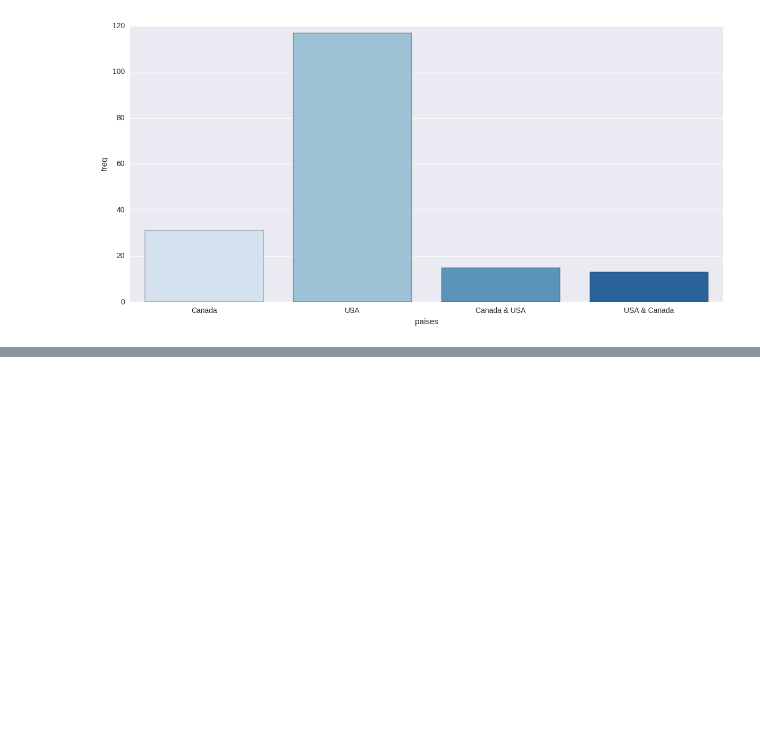
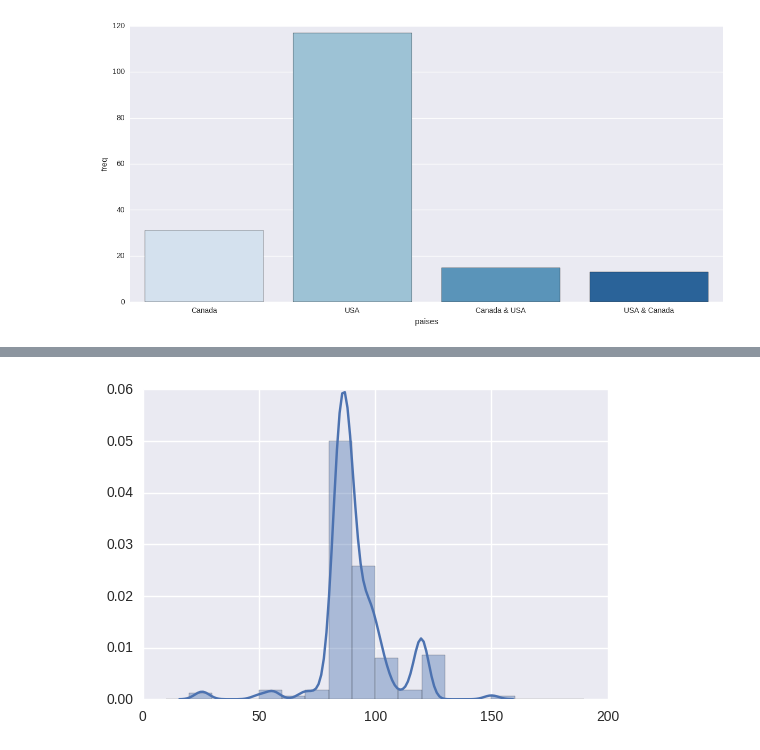
Before and after one commit to SCloves/filmes_de_natal_iMDb, a Jupyter notebook: filmes_natal_iMBDb.ipynb, the cells around one changed output, grey strips where cells are left out. Drawn from its saved outputs; the diff is of its cells as text; code cells hidden in the pictures; blank space fills up the shorter version.

```diff
--- a/filmes_natal_iMBDb.ipynb
+++ b/filmes_natal_iMBDb.ipynb
@@ -468,3 +466,0 @@ u'55 user'
-# %%
-qtd_r = int(qtd_r[:qtd_r.find(' user')])
-qtd_r
@@ -757,0 +825,2 @@ sns.factorplot('paises', 'freq', data=df, kind="bar",palette="Blues",size=6,aspe
+# %%
+duracao = [filme['duracao'] for filme in lista_filmes if filme['duracao'] != None]
@@ -757,0 +836,5 @@ sns.factorplot('paises', 'freq', data=df, kind="bar",palette="Blues",size=6,aspe
+# %%
+# distribuição
+sns.distplot(duracao, bins=range(0, 200, 10));
+# %% [output]
+[figure, added]
```
Also changed, not shown: parts of 33 cells of this notebook, 1 other file.
